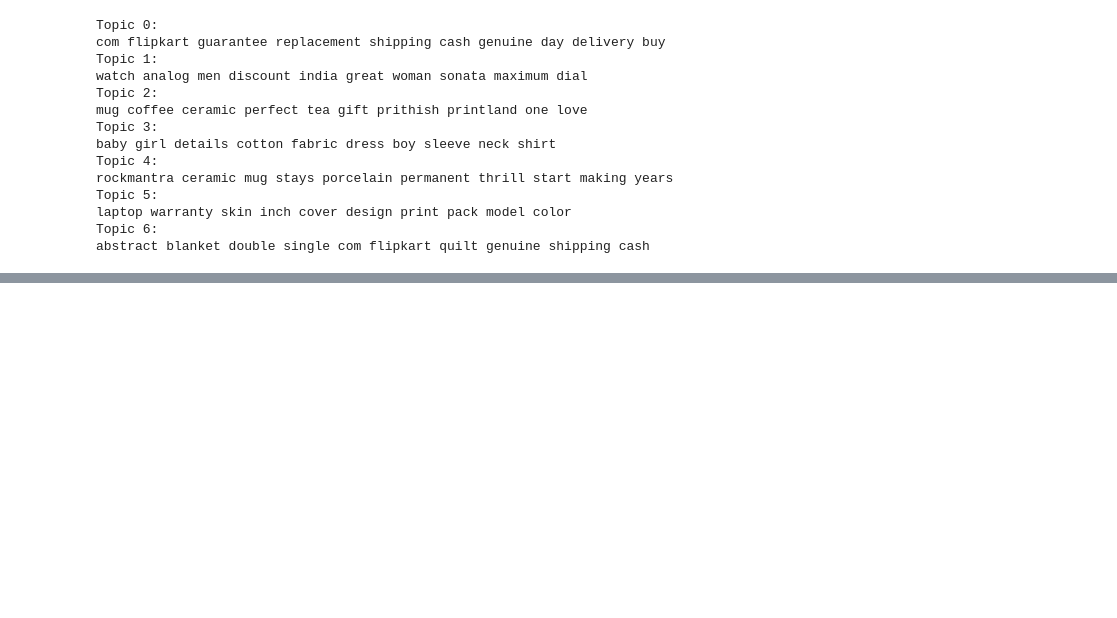
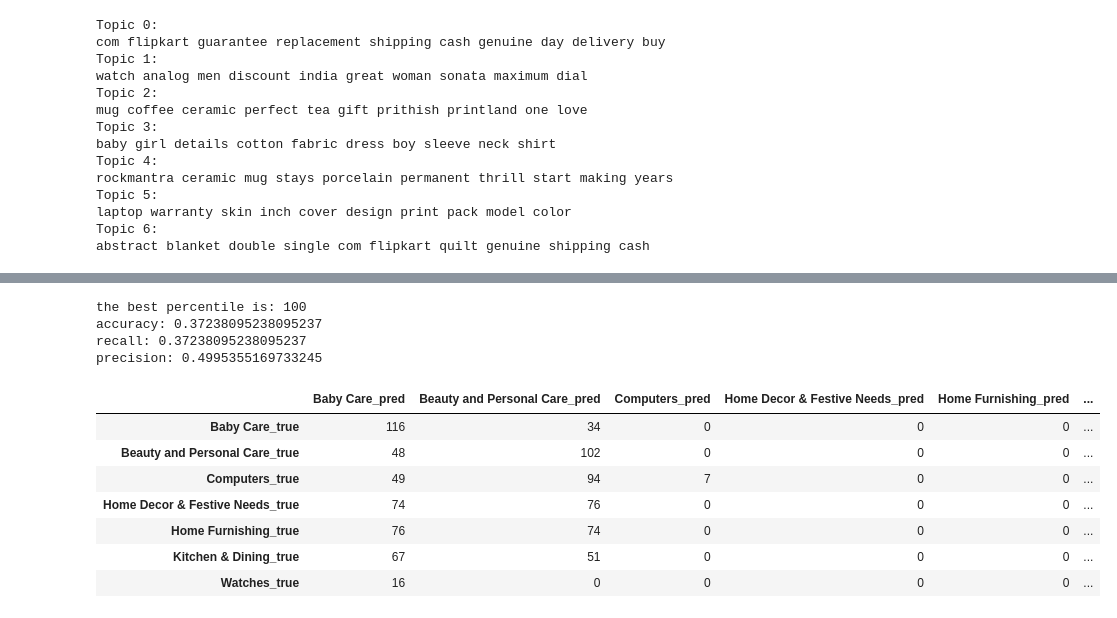
Before and after one commit to Pierre-Eloi/OC_DS_Project6, a Jupyter notebook: automatic_classification.ipynb, the cells around one changed output, grey strips where cells are left out. Cells and saved outputs as stored; diff of their text form; code cells hidden in the pictures; blank space fills up the shorter version.

```diff
--- a/automatic_classification.ipynb
+++ b/automatic_classification.ipynb
@@ -538,0 +589,43 @@ abstract blanket double single com flipkart quilt genuine shipping cash
+# %%
+def mask_closest(X, model, percentile=20):
+    X_tr = model.transform(X)
+    n_clusters = X_tr.shape[1]
+    X_cluster_dist = X_tr[np.arange(len(X_tr)), model.labels_]
+    for i in range(n_clusters - 1):
+        in_cluster = (model.labels_ == i)
+        cluster_dist = X_cluster_dist[in_cluster]
+        cutoff = np.percentile(cluster_dist, percentile)
+        above_cutoff = (X_cluster_dist > cutoff)
+        X_cluster_dist[in_cluster & above_cutoff] = -1
+    return (X_cluster_dist > 0)
+# %%
+def best_percentile(X, model):
+    accuracy_scores = np.zeros(10)
+    percentile_values = np.linspace(10, 100, 10)
+    for i, p in enumerate(percentile_values):
+        mask = mask_closest(X, model, percentile=p)
+        dic = assign_cluster(model.labels_, mask)
+        y_true = categories.values
+        y_pred = [dic[label] for label in model.labels_]
+        accuracy_scores[i] = accuracy_score(y_true, y_pred)
+    return percentile_values[np.argmax(accuracy_scores)]
+# %%
+percentile = best_percentile(X_bow_scaled, kmeans)
+print("the best percentile is: {:.0f}".format(percentile))
+mask = mask_closest(X_bow_scaled, kmeans, percentile)
+dic_km_bow = assign_cluster(kmeans.labels_, mask)
+# Get the confusion matrix
+confusion_matrix_tuned(dic_km_bow, kmeans.labels_)
+# %% [output]
+the best percentile is: 100
+accuracy: 0.37238095238095237
+recall: 0.37238095238095237
+precision: 0.4995355169733245
+|  | Baby Care_pred | Beauty and Personal Care_pred | Computers_pred | Home Decor & Festive Needs_pred | Home Furnishing_pred | ... |
+| Baby Care_true | 116 | 34 | 0 | 0 | 0 | ... |
+| Beauty and Personal Care_true | 48 | 102 | 0 | 0 | 0 | ... |
+| Computers_true | 49 | 94 | 7 | 0 | 0 | ... |
+| Home Decor & Festive Needs_true | 74 | 76 | 0 | 0 | 0 | ... |
+| Home Furnishing_true | 76 | 74 | 0 | 0 | 0 | ... |
+| Kitchen & Dining_true | 67 | 51 | 0 | 0 | 0 | ... |
+| Watches_true | 16 | 0 | 0 | 0 | 0 | ... |
```
Also changed, not shown: parts of 41 cells of this notebook.
